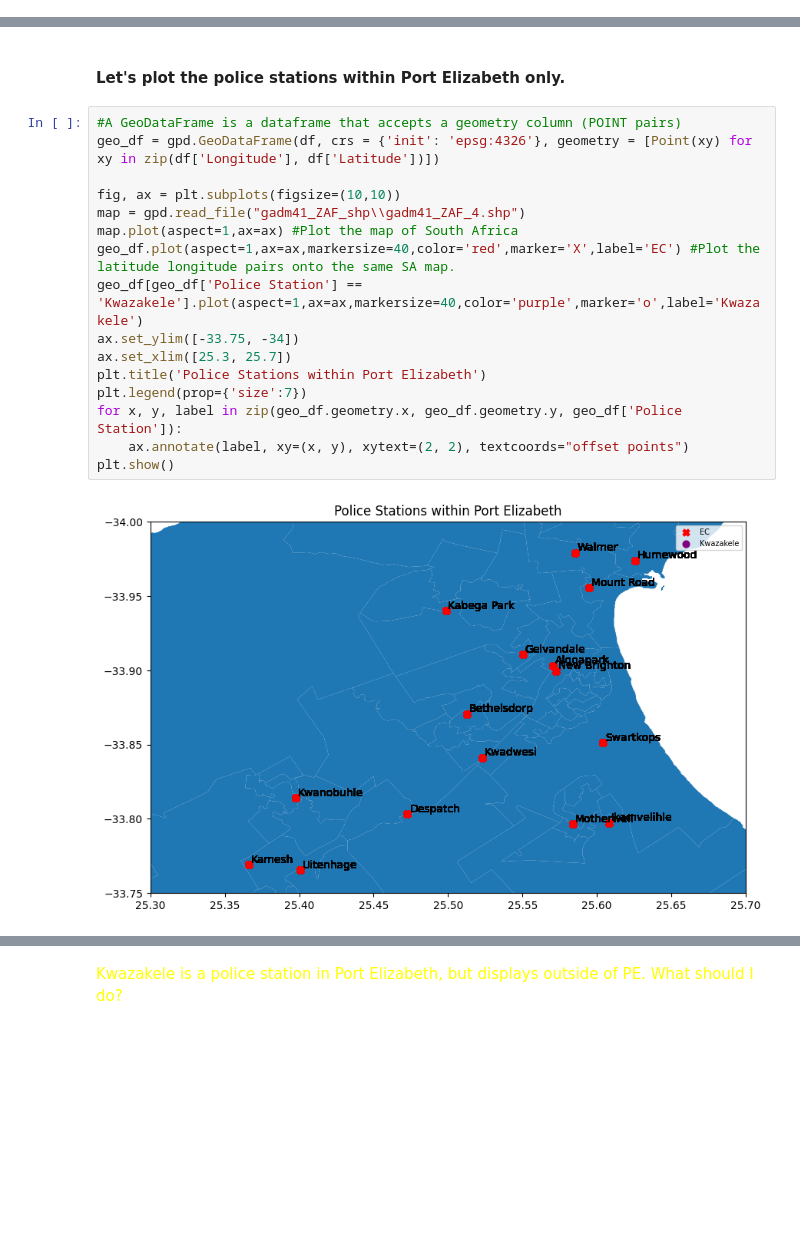
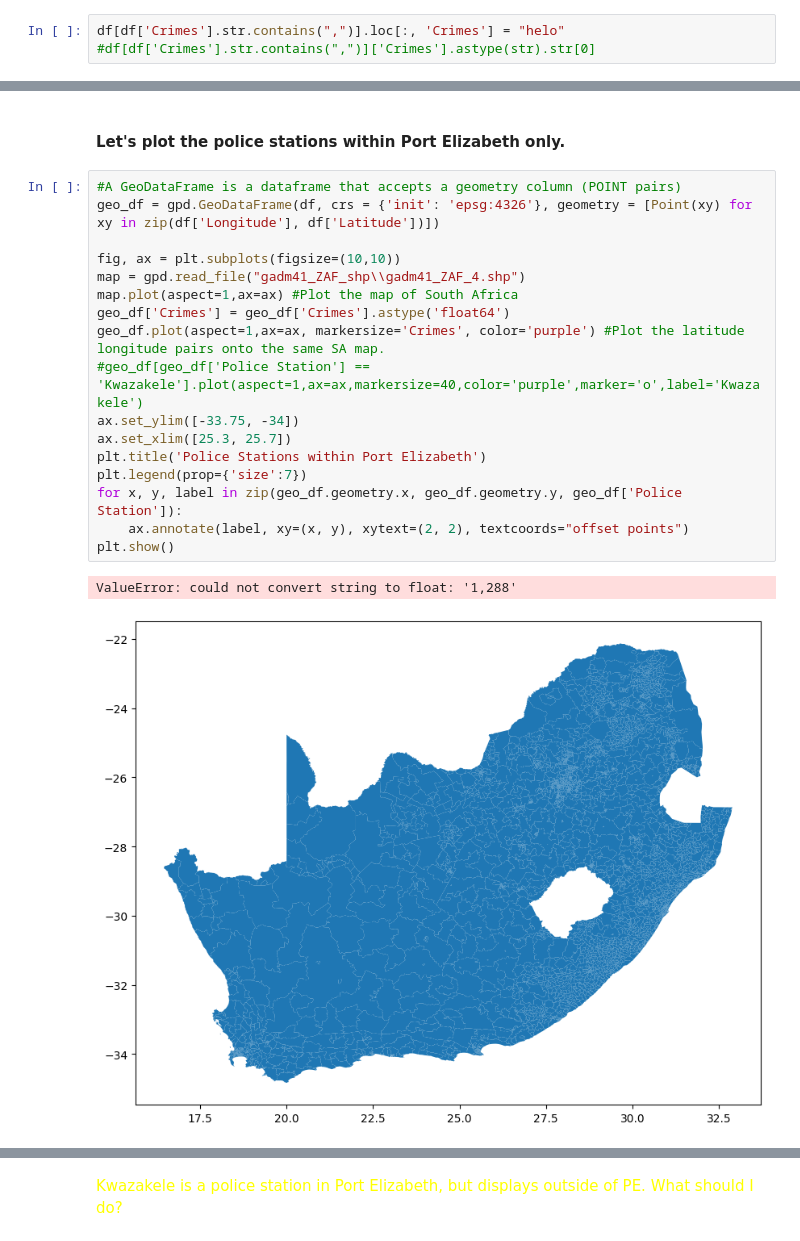
Before and after one commit to BlocknBoom123/CrimePy, a Jupyter notebook: CrimePy.ipynb, the cells around one changed output, grey strips where cells are left out. Cells and saved outputs as stored; diff of their text form; blank space fills up the shorter version.

Commit message:
Errors :(

```diff
--- a/CrimePy.ipynb
+++ b/CrimePy.ipynb
@@ -73,3 +73,6 @@ df
 | 345298 | Driving under the influence of al... | 252 | Wynberg | Western Cape | Crime detected as a result of Pol... | -34.004107 | 18.464883 | -34.0041069, 18.4648833 | ... |
 | 345299 | Sexual Offences detected as a res... | 2 | Wynberg | Western Cape | Crime detected as a result of Pol... | -34.004107 | 18.464883 | -34.0041069, 18.4648833 | ... |
 345300 rows × 9 columns
+# %%
+df[df['Crimes'].str.contains(",")].loc[:, 'Crimes'] = "helo"
+#df[df['Crimes'].str.contains(",")]['Crimes'].astype(str).str[0]
@@ -177,18 +202,20 @@ df = df[df['Police Station'].isin(stations)]
 # %%
 #A GeoDataFrame is a dataframe that accepts a geometry column (POINT pairs)
 geo_df = gpd.GeoDataFrame(df, crs = {'init': 'epsg:4326'}, geometry = [Point(xy) for xy in zip(df['Longitude'], df['Latitude'])])
 
 fig, ax = plt.subplots(figsize=(10,10))
 map = gpd.read_file("gadm41_ZAF_shp\\gadm41_ZAF_4.shp")
 map.plot(aspect=1,ax=ax) #Plot the map of South Africa
-geo_df.plot(aspect=1,ax=ax,markersize=40,color='red',marker='X',label='EC') #Plot the latitude longitude pairs onto the same SA map.
-geo_df[geo_df['Police Station'] == 'Kwazakele'].plot(aspect=1,ax=ax,markersize=40,color='purple',marker='o',label='Kwazakele')
+geo_df['Crimes'] = geo_df['Crimes'].astype('float64')
+geo_df.plot(aspect=1,ax=ax, markersize='Crimes', color='purple') #Plot the latitude longitude pairs onto the same SA map.
+#geo_df[geo_df['Police Station'] == 'Kwazakele'].plot(aspect=1,ax=ax,markersize=40,color='purple',marker='o',label='Kwazakele')
 ax.set_ylim([-33.75, -34])
 ax.set_xlim([25.3, 25.7])
 plt.title('Police Stations within Port Elizabeth')
 plt.legend(prop={'size':7})
 for x, y, label in zip(geo_df.geometry.x, geo_df.geometry.y, geo_df['Police Station']):
     ax.annotate(label, xy=(x, y), xytext=(2, 2), textcoords="offset points")
 plt.show()
 # %% [output]
+ValueError: could not convert string to float: '1,288'
-[figure, old version]
+[figure, new version]
```
Also changed, not shown: parts of 4 cells of this notebook.
